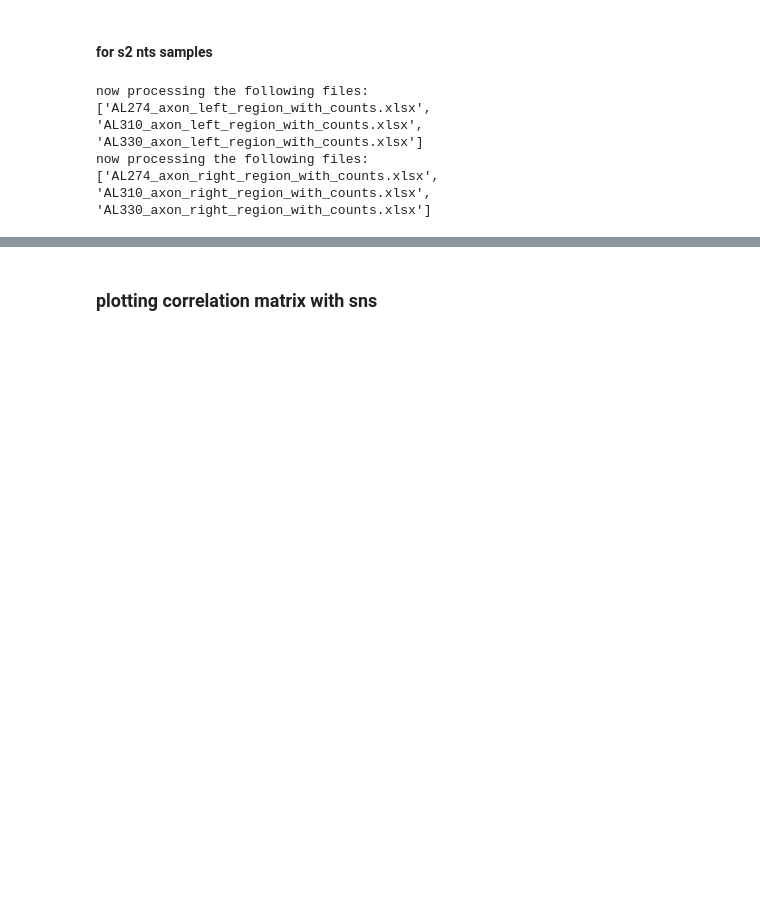
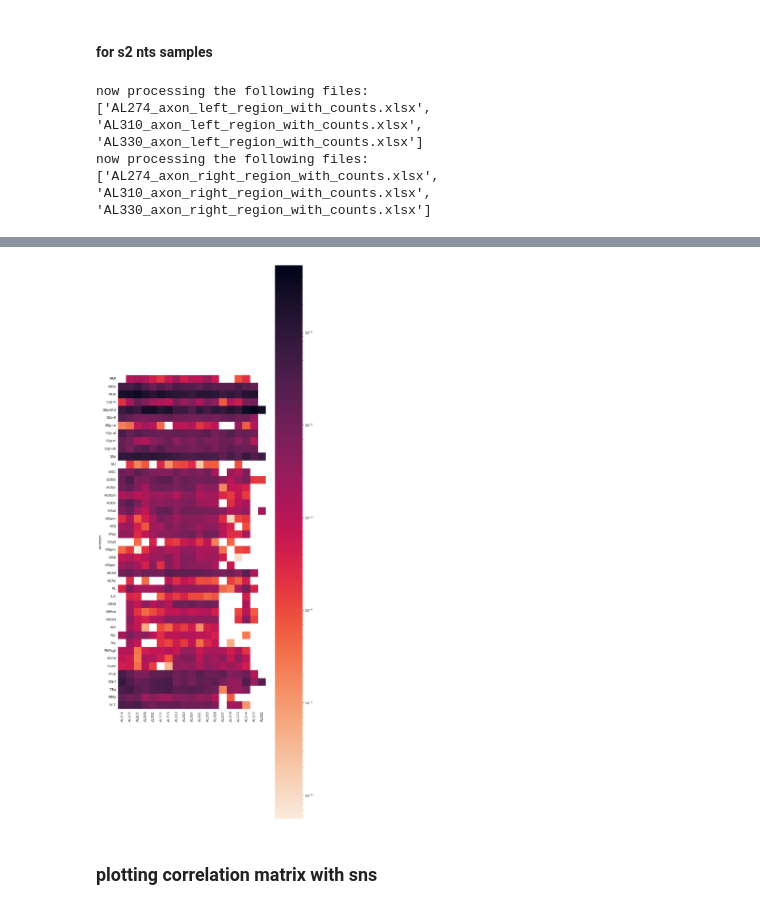
Before and after one commit to YANQI-LIU/Image_Registration, a Jupyter notebook: plotting_sns.ipynb, the cells around one changed output, grey strips where cells are left out. Cells and saved outputs as stored; diff of their text form; code cells hidden in the pictures; blank space fills up the shorter version.

```diff
--- a/plotting_sns.ipynb
+++ b/plotting_sns.ipynb
@@ -556,0 +562,5 @@ plt.show()
+# %%
+# plot isocortex only
+region_id='315'
+axonal_df= combine_df_specific(folder, parent_axons,region_id)
+axonal_df=axonal_df.T
@@ -557,3 +594,32 @@ plt.show()
+# %%
+sort_acronym_df= pd.DataFrame({'acronyms':y, 'graph_order': test_order})
+sort_acronym_df.sort_values('graph_order', inplace=True)
+# sort the aconnyms based on parent structure id
+
+final_df= df.reindex(sort_acronym_df.acronyms.to_list())
+#final_df
+# %%
+fig, ax = plt.subplots(figsize=(10,80))
+g1= sns.heatmap(final_df,
+                norm=LogNorm(),
+                cmap="rocket_r",
+                square=True,
+                linewidths=0.0,
+                rasterized=True)
+
+g1.tick_params(bottom=False, left=False)
+# disable ticks because it is such a mess in illustrator!
+
+plt.rcParams['svg.fonttype'] = 'none'
+# so text stay as text not paths!
+
+
+plt.savefig(f'{outdir}\{side}_{region_id}_heatmap_logscale.svg')
+
+#plt.savefig(f'{outdir}\{side}_{region_id}_heatmap_linearscale.svg')
+plt.show()
+# %% [output]
+[figure, added]
 # %% [markdown]
 ### plotting correlation matrix with sns
 # %%
```
Also changed, not shown: parts of 18 cells of this notebook.
